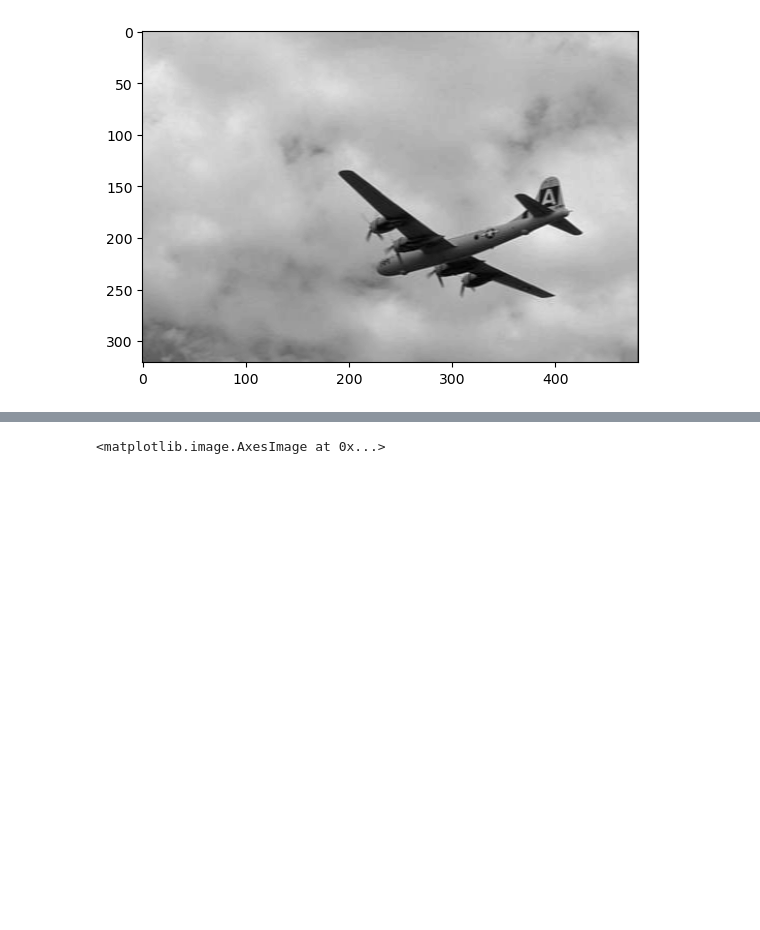
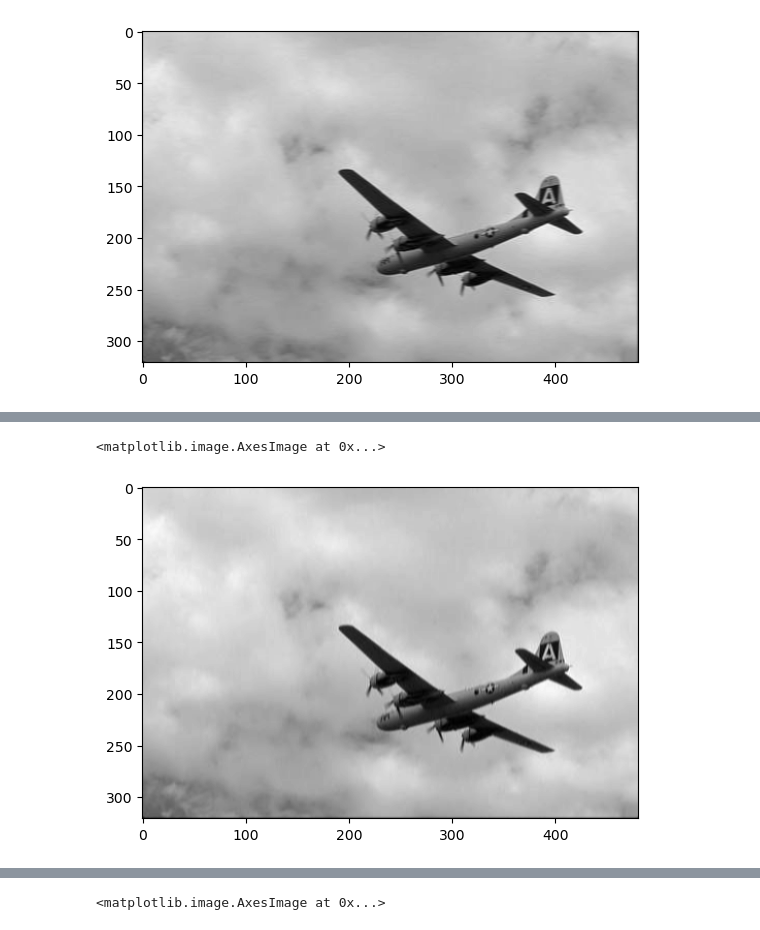
Before and after one commit to sina6990/CV-CAP5415, a Jupyter notebook: Canny.ipynb, the cells around one changed output, grey strips where cells are left out. Saved outputs shown, nothing was run; the diff lists cells and outputs as text; code cells hidden in the pictures; blank space fills up the shorter version.

```diff
--- a/Canny.ipynb
+++ b/Canny.ipynb
@@ -74,6 +80,21 @@ def convolve(image, kernel):
             output[i, j] = np.sum(region * kernel)
 
     return output
+# %%
+# 1-Dimension Convolving for a given image and kernel across the Y-axis
+def convolve_y(image, kernel):
+    image_height, image_width = image.shape
+    kernel_size = kernel.shape[0]
+    padding_size = kernel_size // 2
+    padded_image = np.pad(image, padding_size, mode='constant', constant_values=0)
+    output = np.zeros_like(image)
+
+    for i in range(image_height):
+        for j in range(image_width):
+            region = padded_image[i:i+kernel_size, j+padding_size]
+            output[i, j] = np.sum(region * kernel)
+
+    return output
 # %%
 # Computing the gradient magnitude and direction
 def compute_gradient_magnitude_and_direction(i_x, i_y):
@@ -144,0 +169,7 @@ plt.imshow(a, cmap='gray')
+# %%
+S_y = convolve_y(I1, gaussian_kernel_d(7, 1))
+S_y
+plt.imshow(S_y, cmap='gray')
+# %% [output]
+<matplotlib.image.AxesImage at 0x...>
+[figure, added]
```
Also changed, not shown: parts of 17 cells of this notebook.
